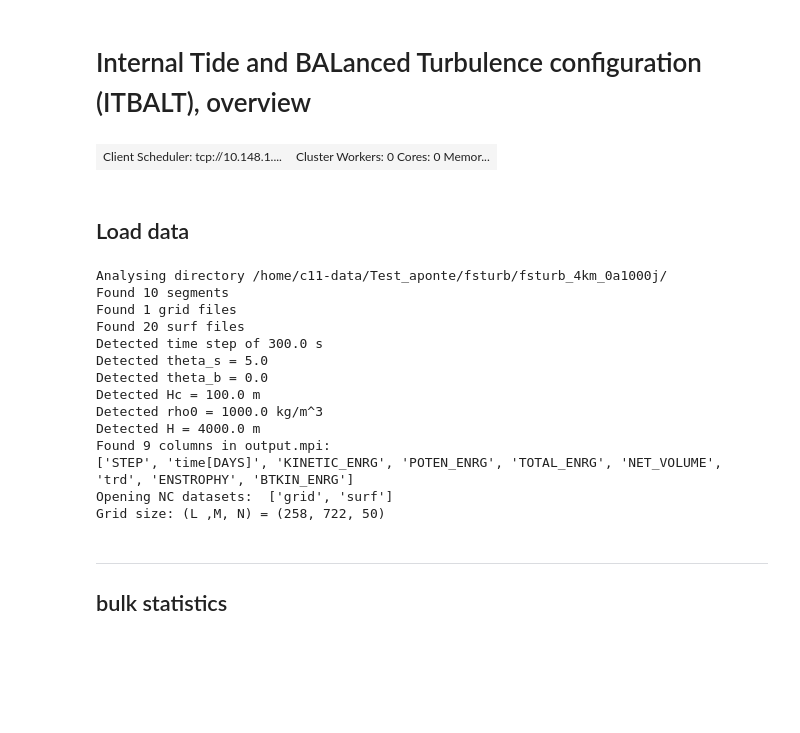
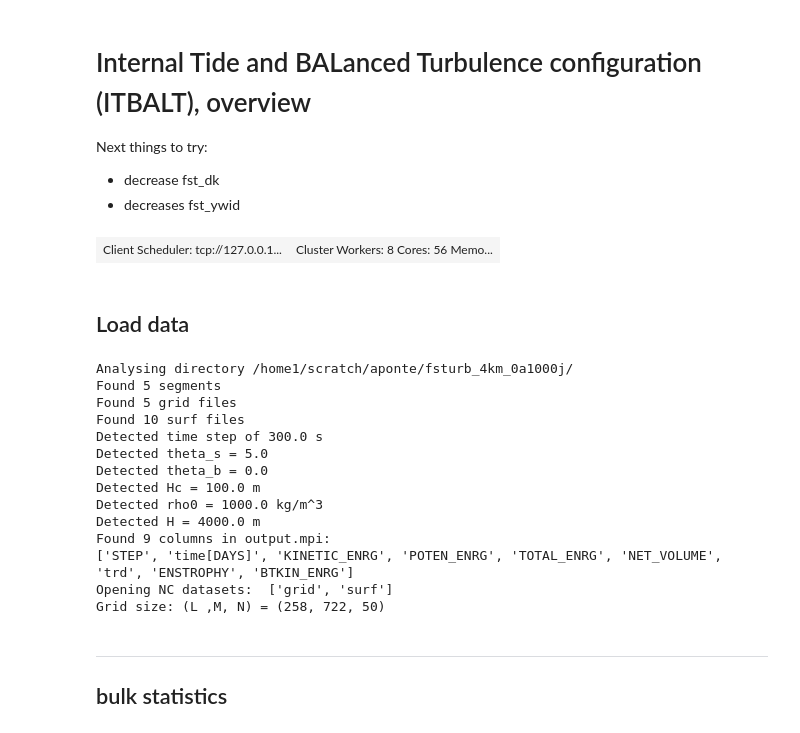
Before and after one commit to slgentil/croco, a Jupyter notebook: tutorials/fsturb.ipynb, the cells around one changed output. Saved outputs shown, nothing was run; the diff lists cells and outputs as text; code cells hidden in the pictures; blank space fills up the shorter version.

```diff
--- a/tutorials/fsturb.ipynb
+++ b/tutorials/fsturb.ipynb
@@ -1,5 +1,10 @@
 # %% [markdown]
 # Internal Tide and BALanced Turbulence configuration (ITBALT), overview
+
+Next things to try:
+
+- decrease fst_dk
+- decreases fst_ywid
 # %%
 %matplotlib inline
 import matplotlib as mpl
@@ -12,30 +20,33 @@ import crocosi.postp as pp
 # %%
 from dask.distributed import Client, LocalCluster
 #
-#cluster = LocalCluster()
+cluster = LocalCluster()
 #
-from dask_jobqueue import PBSCluster
-cluster = PBSCluster()
-w = cluster.scale(28*2)
+#from dask_jobqueue import PBSCluster
+#cluster = PBSCluster()
+#w = cluster.scale(28*1)
 #
 client = Client(cluster)
 client
 # %% [output]
-| Client Scheduler: tcp://10.148.1.... | Cluster Workers: 0 Cores: 0 Memor... |
+| Client Scheduler: tcp://127.0.0.1... | Cluster Workers: 8 Cores: 56 Memo... |
 # %% [markdown]
 ## Load data
 # %%
-#root_path = '/home1/scratch/aponte/'
-root_path = '/home/c11-data/Test_aponte/fsturb/'
+root_path = '/home1/scratch/aponte/'
+#root_path = '/home/c11-data/Test_aponte/fsturb/'
+#run = 'fsturb_4km_dt1d_0a1000j_relax/'
+run = 'fsturb_4km_dt1d_0a1000j/'
 run = 'fsturb_4km_0a1000j/'
 
-r = pp.Run(root_path+run, prefix='file_', open_nc=['surf'], verbose=True)
+#r = pp.Run(root_path+run, prefix='file_', open_nc=['surf'], verbose=True)
+r = pp.Run(root_path+run, open_nc=['surf'], tdir_max= 5,verbose=True)
 r['surf'] = r['surf'].rename({'time_instant': 'time'})
 # %% [output]
-Analysing directory /home/c11-data/Test_aponte/fsturb/fsturb_4km_0a1000j/
-Found 10 segments
-Found 1 grid files
-Found 20 surf files
+Analysing directory /home1/scratch/aponte/fsturb_4km_0a1000j/
+Found 5 segments
+Found 5 grid files
+Found 10 surf files
 Detected time step of 300.0 s
 Detected theta_s = 5.0
 Detected theta_b = 0.0
```
Also changed, not shown: parts of 24 cells of this notebook, 3 other files.
